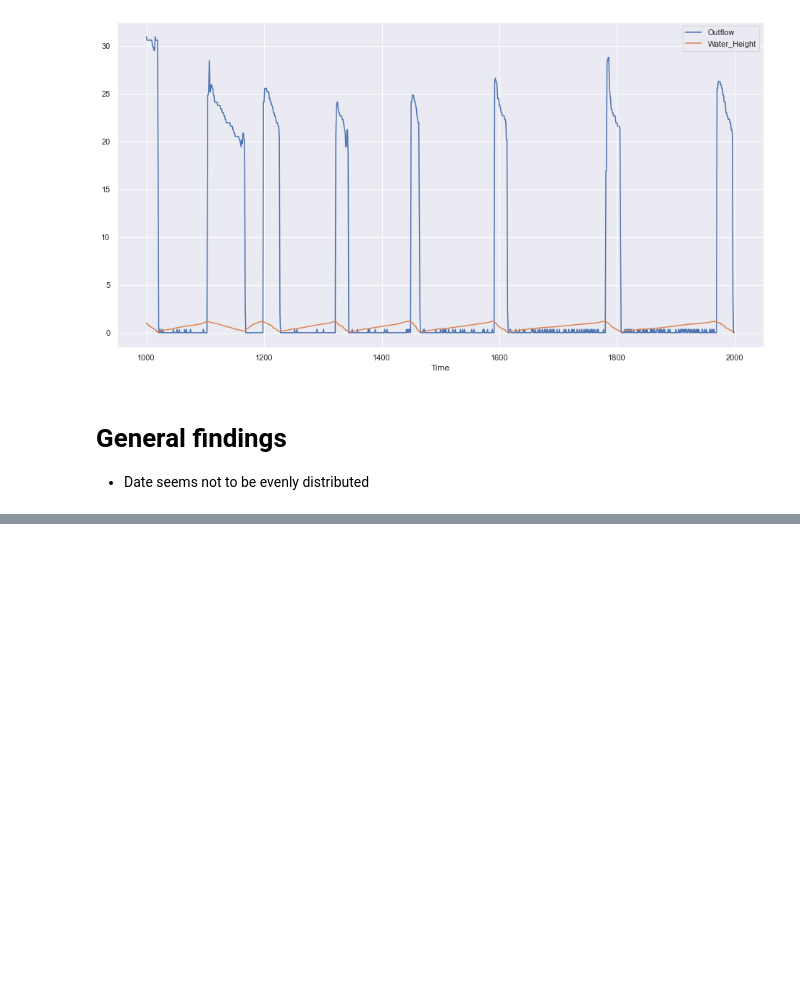
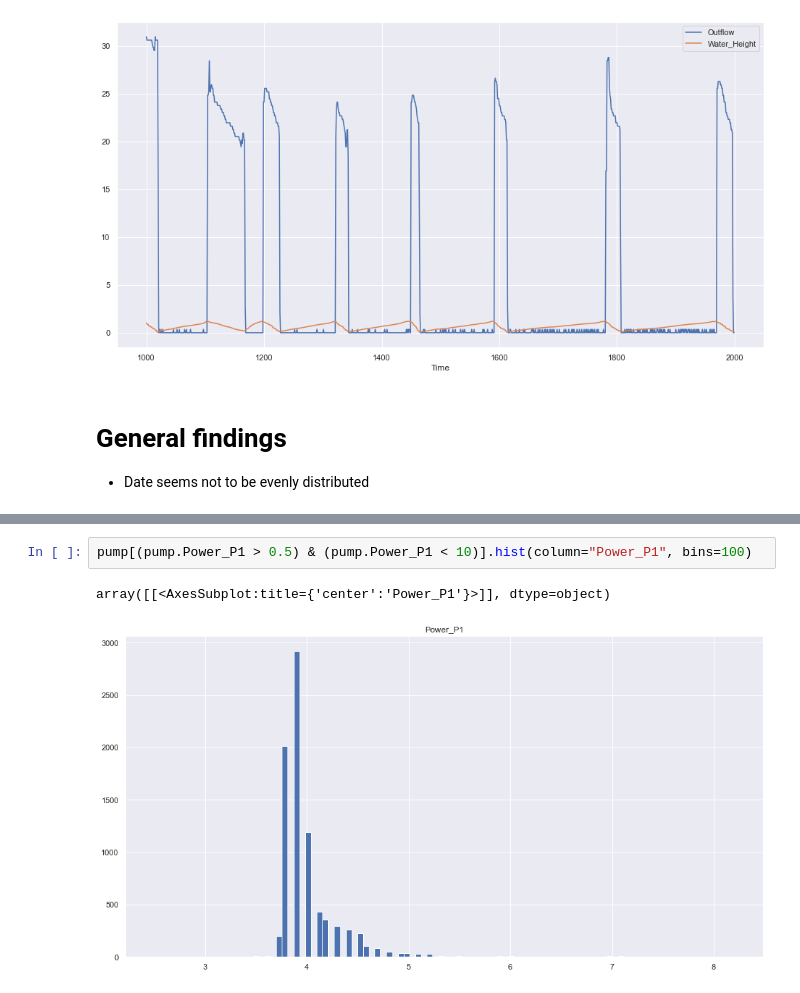
Before and after one commit to wybrenoppedijk/Master-Thesis, a Jupyter notebook: data_analysis/Inspection PS_234.ipynb, the cells around one changed output, grey strips where cells are left out. Cells and saved outputs as stored; diff of their text form; blank space fills up the shorter version.

```diff
--- a/data_analysis/Inspection PS_234.ipynb
+++ b/data_analysis/Inspection PS_234.ipynb
@@ -82,3 +82,8 @@ profile = ProfileReport(pump, title="Pandas Profiling Report",  explorative=True
 profile.to_notebook_iframe()
 # %% [output]
 [interactive output not drawn]
+# %%
+pump[(pump.Power_P1 > 0.5) & (pump.Power_P1 < 10)].hist(column="Power_P1", bins=100)
+# %% [output]
+array([[<AxesSubplot:title={'center':'Power_P1'}>]], dtype=object)
+[figure, added]
```
Also changed, not shown: parts of 2 cells of this notebook, 7 other files.
